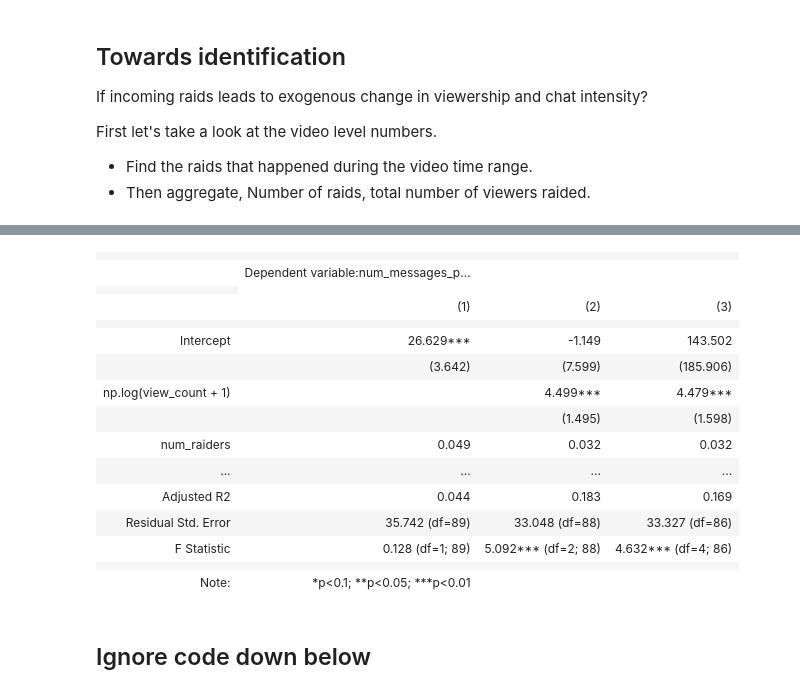
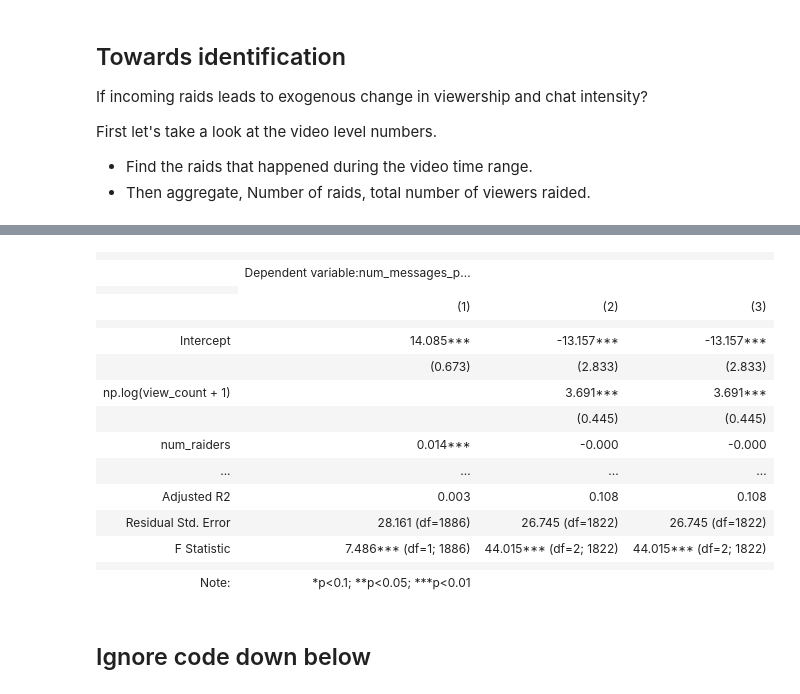
Before and after one commit to pearl-yu/twitch_project, a Jupyter notebook: raid_data_exploration_5000_firstbatch.ipynb, the cells around one changed output, grey strips where cells are left out. Cells and saved outputs as stored; diff of their text form; code cells hidden in the pictures.

```diff
--- a/raid_data_exploration_5000_firstbatch.ipynb
+++ b/raid_data_exploration_5000_firstbatch.ipynb
@@ -130,17 +139,25 @@ def get_data(soup_object):
+# %%
+raid_file_list = []
+dir_path = 'raid_5000'
+
+# Iterate directory
+for path in os.listdir(dir_path):
+    # check if current path is a file
+    if os.path.isfile(os.path.join(dir_path, path)):
+        raid_file_list.append(path)
 # %%
-raid_file_list = ['raid_VNCEOfficial.html', 'raid_PatProzyy.html', 'raid_prxd4v41.html', 'raid_Methodz.html',
-        'raid_Rainbow6.html', 'raid_SypherPK.html', 'raid_iiTzTimmy.html',
-       'raid_moistcr1tikal.html', 'raid_zackrawrr.html']
-
 for i in range(len(raid_file_list)):
-  with open('raid/' + raid_file_list[i] ) as fp:
-    soup = BeautifulSoup(fp, 'html.parser')
-    outputHead, outputRows = get_data(soup)
-  print(i)
-  if i == 0:
-    raid_df= pd.DataFrame(outputRows,columns=outputHead)[1:].set_index(outputHead[0])
-    print(raid_df.Whom.unique(),len(raid_df))
-  else:
-    temp = pd.DataFrame(outputRows,columns=outputHead)[1:].set_index(outputHead[0])
-    raid_df = raid_df.append(temp)
-    print(temp.Whom.unique(),len(temp))
+  try:
+    with open('raid_5000/' + raid_file_list[i] ) as fp:
+      soup = BeautifulSoup(fp, 'html.parser')
+      outputHead, outputRows = get_data(soup)
+    print(i)
+    if i == 0:
+      raid_df= pd.DataFrame(outputRows,columns=outputHead)[1:].set_index(outputHead[0])
+      print(raid_df.Whom.unique(),len(raid_df))
+    else:
+      temp = pd.DataFrame(outputRows,columns=outputHead)[1:].set_index(outputHead[0])
+      raid_df = raid_df.append(temp)
+      print(temp.Whom.unique(),len(temp))
+  except:
+    pass
@@ -376,37 +363,37 @@ temp.plot.scatter(x = 'num_raiders', y = 'num_messages_per_min', s = 10);
 # %%
 # econometrics in python: https://medium.com/@vince.shields913/econometrics-with-python-pt-4-20b7842f01df
 import statsmodels.formula.api as smf
 from stargazer.stargazer import Stargazer
 from IPython.core.display import HTML
 
 est_df = features_vid_df_lag_raid
 
 fml = 'num_messages_per_min ~ num_raiders '
 reg1 = smf.ols(formula= fml, data=est_df).fit(cov_type = 'HC3')
 
 fml = 'num_messages_per_min ~ num_raiders + np.log(view_count+1)'
 reg2 = smf.ols(formula= fml, data=est_df).fit(cov_type = 'HC3')
 
-fml = 'num_messages_per_min ~ num_raiders + np.log(view_count+1) + sentiment_positive_percent +sentiment_score'
+fml = 'num_messages_per_min ~ num_raiders + np.log(view_count+1) '
 reg3 = smf.ols(formula= fml, data=est_df).fit(cov_type = 'HC3')
 
 stargazer = Stargazer([reg1, reg2,reg3])
 HTML(stargazer.render_html())
 # %% [output]
 |  |  |  |  |
 |  | Dependent variable:num_messages_p... |  |  |
 |  |
 |  | (1) | (2) | (3) |
 |  |  |  |  |
-| Intercept | 26.629*** | -1.149 | 143.502 |
-|  | (3.642) | (7.599) | (185.906) |
-| np.log(view_count + 1) |  | 4.499*** | 4.479*** |
-|  |  | (1.495) | (1.598) |
-| num_raiders | 0.049 | 0.032 | 0.032 |
+| Intercept | 14.085*** | -13.157*** | -13.157*** |
+|  | (0.673) | (2.833) | (2.833) |
+| np.log(view_count + 1) |  | 3.691*** | 3.691*** |
+|  |  | (0.445) | (0.445) |
+| num_raiders | 0.014*** | -0.000 | -0.000 |
 | ... | ... | ... | ... |
-| Adjusted R2 | 0.044 | 0.183 | 0.169 |
-| Residual Std. Error | 35.742 (df=89) | 33.048 (df=88) | 33.327 (df=86) |
-| F Statistic | 0.128 (df=1; 89) | 5.092*** (df=2; 88) | 4.632*** (df=4; 86) |
+| Adjusted R2 | 0.003 | 0.108 | 0.108 |
+| Residual Std. Error | 28.161 (df=1886) | 26.745 (df=1822) | 26.745 (df=1822) |
+| F Statistic | 7.486*** (df=1; 1886) | 44.015*** (df=2; 1822) | 44.015*** (df=2; 1822) |
 |  |  |  |  |
 | Note: | *p<0.1; **p<0.05; ***p<0.01 |  |  |
 # %% [markdown]
```
Also changed, not shown: parts of 26 cells of this notebook.
